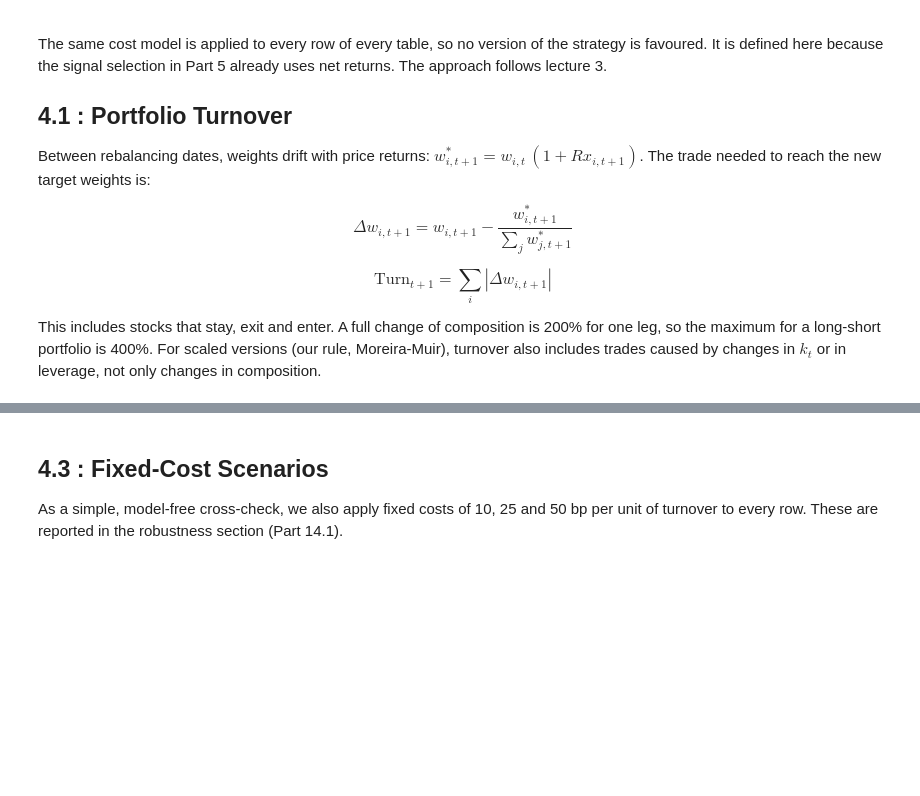
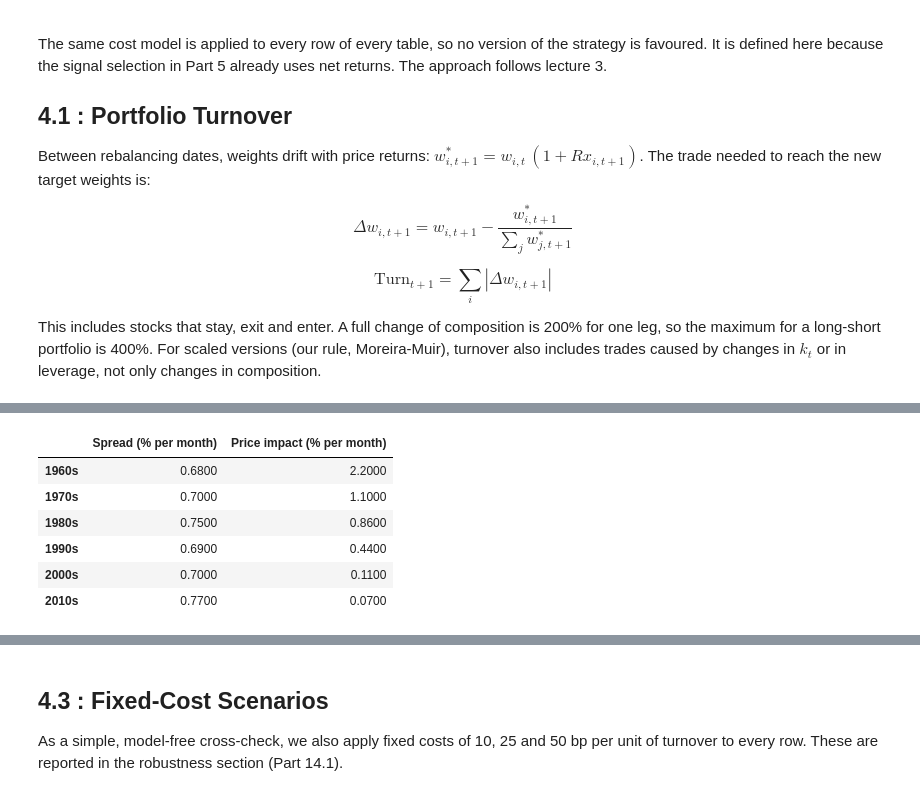
Before and after one commit to olol2/AppliedInvestments, a Jupyter notebook: Momentum_Robust_Notebook.ipynb, the cells around one changed output, grey strips where cells are left out. Drawn from its saved outputs; the diff is of its cells as text; code cells hidden in the pictures; blank space fills up the shorter version.

```diff
--- a/Momentum_Robust_Notebook.ipynb
+++ b/Momentum_Robust_Notebook.ipynb
@@ -1176,0 +1301,16 @@ $$\text{Cost}_{t} = \sum_i \left|\Delta w_{i,t}\right| \left(\frac{s_{i,t}}{2} +
+# %%
+# Cost of the baseline WML by decade (quoted in the interpretation below)
+# Diagnostic: price-impact cost of the baseline WML by decade (fund USD 100m), in-sample
+imp = costs_wml["USD 100m"].loc[:IS_END, ["spread_cost", "impact_cost"]]
+by_decade = (100 * imp.groupby((imp.index.year // 10) * 10).mean()).round(2)
+by_decade.index = [f"{d}s" for d in by_decade.index]
+by_decade.columns = ["Spread (% per month)", "Price impact (% per month)"]
+by_decade
+# %% [output]
+|  | Spread (% per month) | Price impact (% per month) |
+| 1960s | 0.6800 | 2.2000 |
+| 1970s | 0.7000 | 1.1000 |
+| 1980s | 0.7500 | 0.8600 |
+| 1990s | 0.6900 | 0.4400 |
+| 2000s | 0.7000 | 0.1100 |
+| 2010s | 0.7700 | 0.0700 |
```
Also changed, not shown: parts of 9 cells of this notebook, 1 other file.
